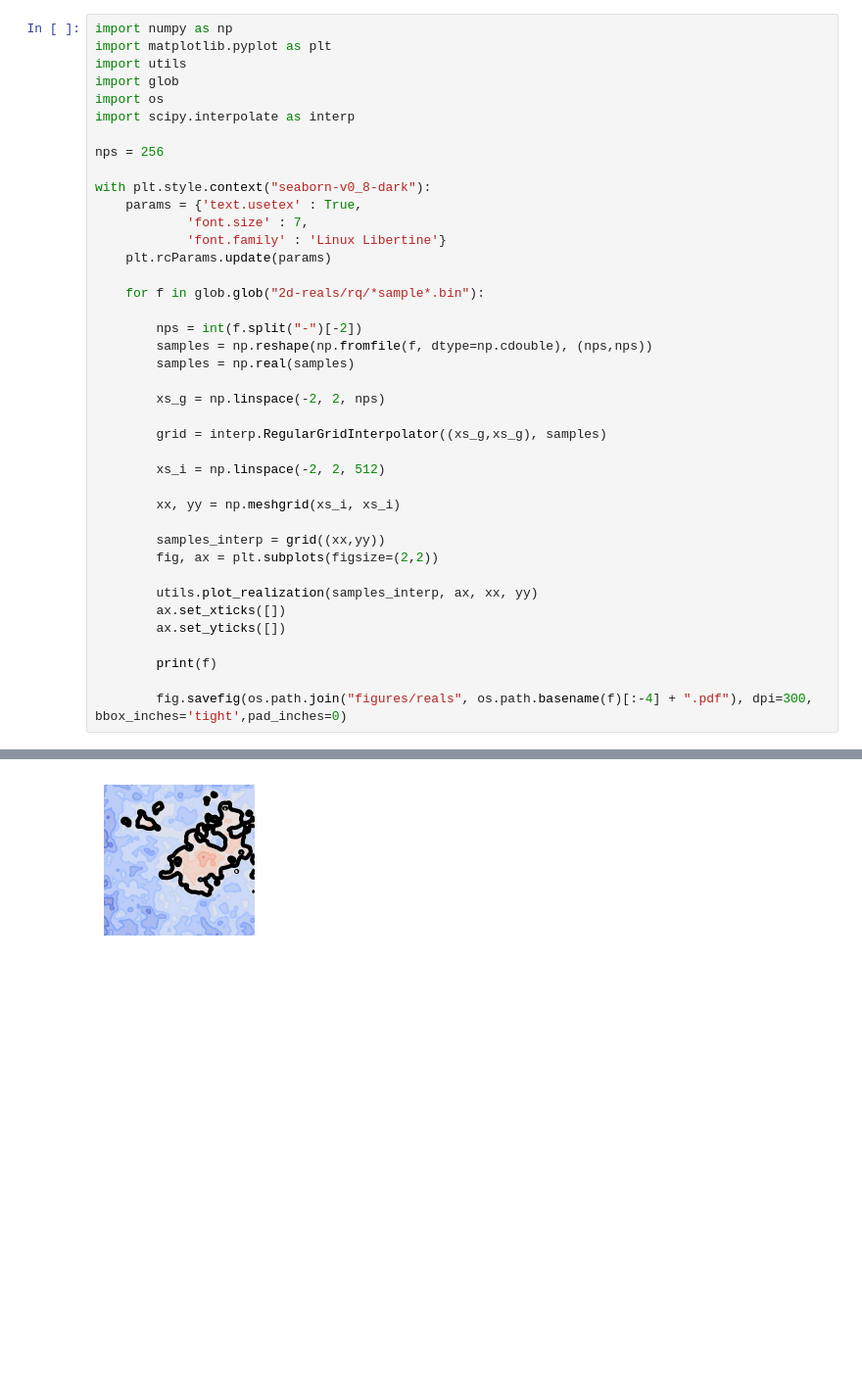
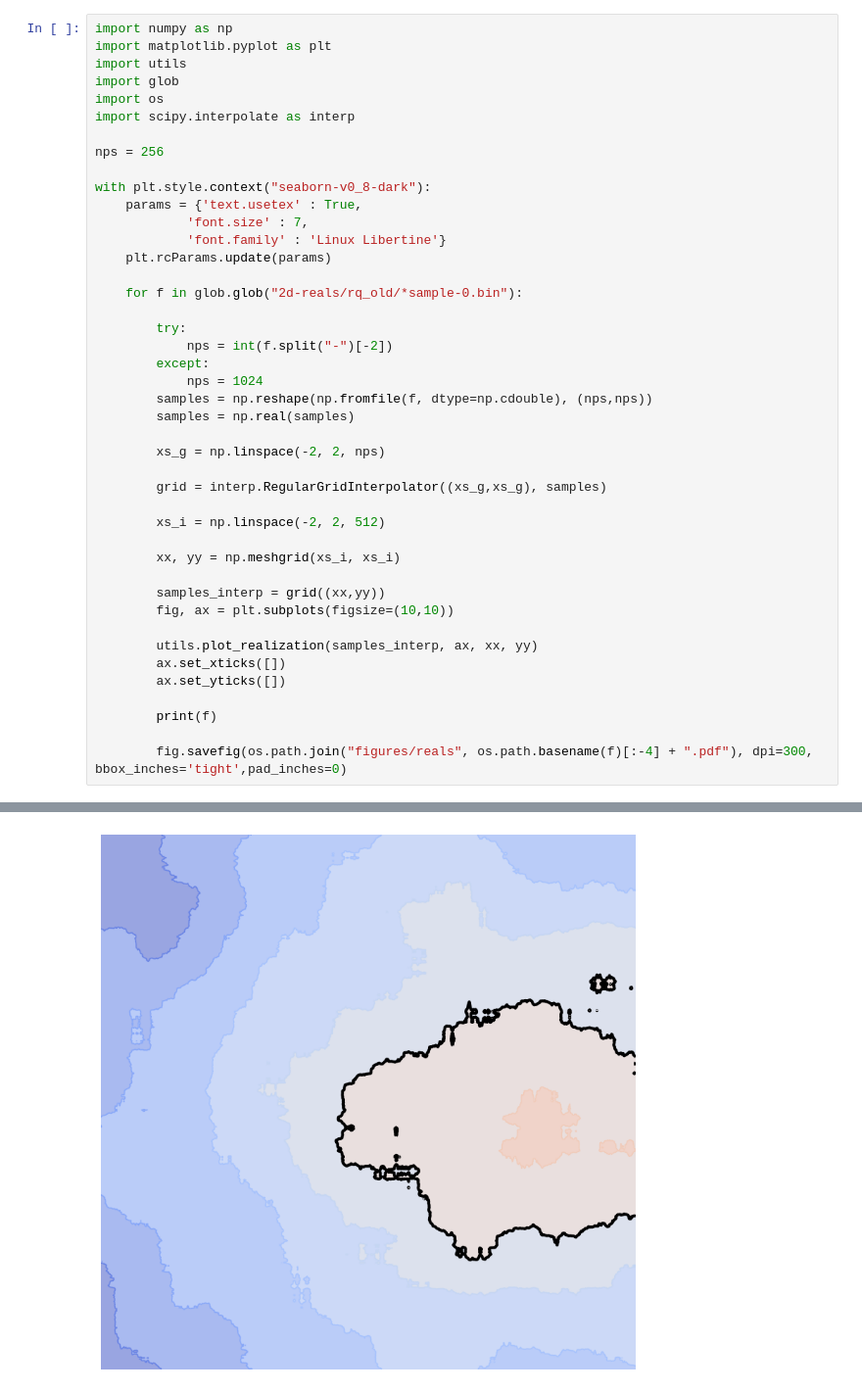
Before and after one commit to daseyb/tungsten, a Jupyter notebook: data/grid_vis.ipynb, the cells around one changed output, grey strips where cells are left out. Shown: that part at 98% size. Cells and saved outputs as stored; diff of their text form; blank space fills up the shorter version.

```diff
--- a/data/grid_vis.ipynb
+++ b/data/grid_vis.ipynb
@@ -14,9 +14,12 @@ with plt.style.context("seaborn-v0_8-dark"):
             'font.family' : 'Linux Libertine'}
     plt.rcParams.update(params)
 
-    for f in glob.glob("2d-reals/rq/*sample*.bin"):
+    for f in glob.glob("2d-reals/rq_old/*sample-0.bin"):
 
-        nps = int(f.split("-")[-2])
+        try:
+            nps = int(f.split("-")[-2])
+        except:
+            nps = 1024
         samples = np.reshape(np.fromfile(f, dtype=np.cdouble), (nps,nps))
         samples = np.real(samples)
 
@@ -29,7 +32,7 @@ with plt.style.context("seaborn-v0_8-dark"):
         xx, yy = np.meshgrid(xs_i, xs_i)
 
         samples_interp = grid((xx,yy))
-        fig, ax = plt.subplots(figsize=(2,2))
+        fig, ax = plt.subplots(figsize=(10,10))
 
         utils.plot_realization(samples_interp, ax, xx, yy)
         ax.set_xticks([])
@@ -48 +47 @@ with plt.style.context("seaborn-v0_8-dark"):
-[figure, old version]
+[figure, new version]
```
Also changed, not shown: parts of 1 cell of this notebook, 6 other files.
